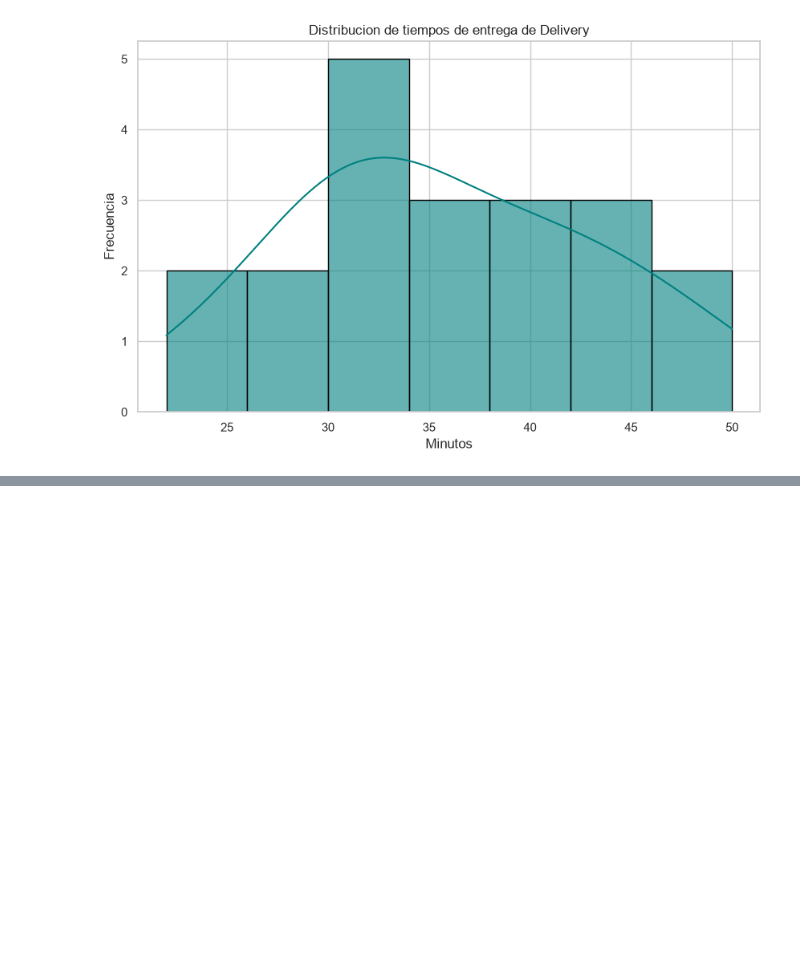
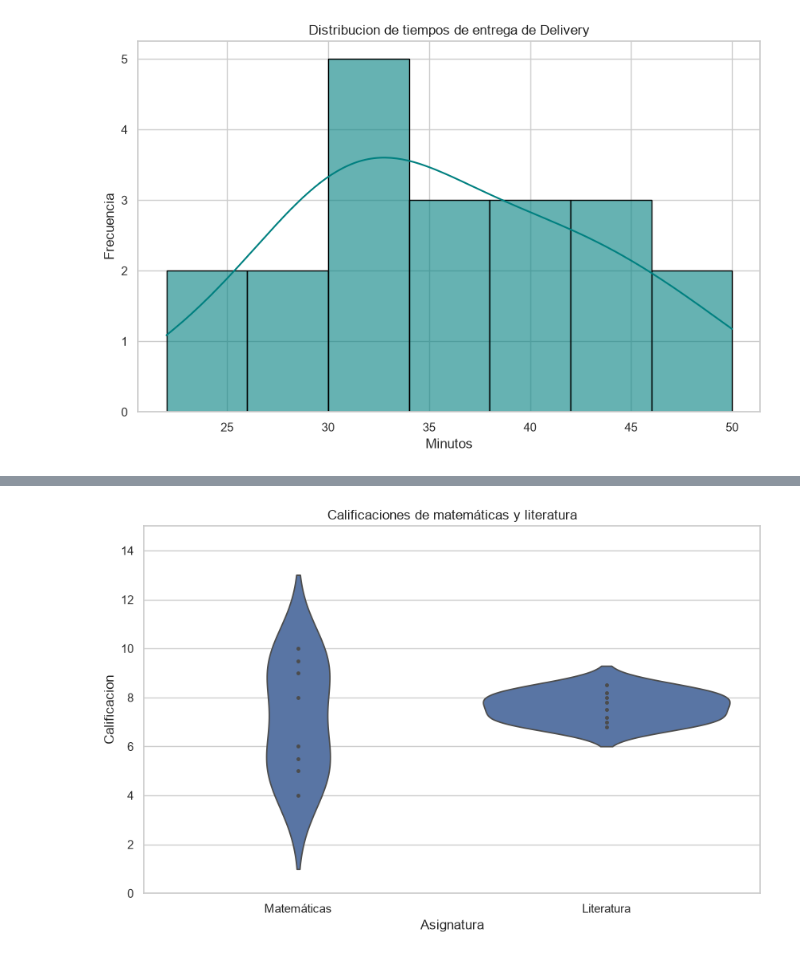
Before and after one commit to nietomoreno84-lgtm/clases_python_bigdata, a Jupyter notebook: 10_visulalizacion_datos/02_seaborn.ipynb, the cells around one changed output, grey strips where cells are left out. Drawn from its saved outputs; the diff is of its cells as text; code cells hidden in the pictures; blank space fills up the shorter version.

```diff
--- a/10_visulalizacion_datos/02_seaborn.ipynb
+++ b/10_visulalizacion_datos/02_seaborn.ipynb
@@ -103,0 +134,19 @@ plt.show()
+# %%
+datos_clase = {
+    "Asignatura": ["Matemáticas"]*8 + ["Literatura"]*8,
+    "Calificacion": [
+        4, 5, 5.5, 6, 8, 9, 9.5, 10,       # Matemáticas (distribución dispersa)
+        7, 7.5, 7.2, 8, 8.2, 7.8, 6.8, 8.5  # Literatura (muy concentrada alrededor de 7.5-8)
+    ]
+}
+
+df_clase = pd.DataFrame(datos_clase)
+
+plt.figure(figsize=(10,6))
+plt.title('Calificaciones de matemáticas y literatura')
+plt.ylim(0,15)
+sns.violinplot(data=df_clase, x="Asignatura", y="Calificacion", inner='point')
+# inner 'box' (caja por defecto), 'quartile' (líneas de cuartiles), 'point' (puntos exactos), 'stick' (palitos)
+plt.show()
+# %% [output]
+[figure, added]
```
Also changed, not shown: parts of 5 cells of this notebook, 4 other files.
